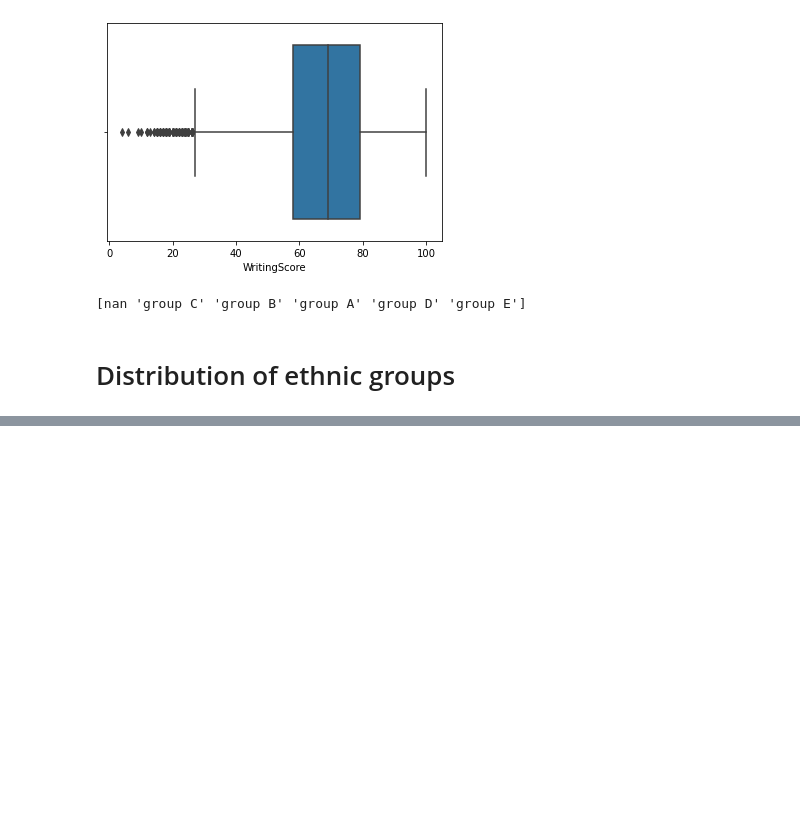
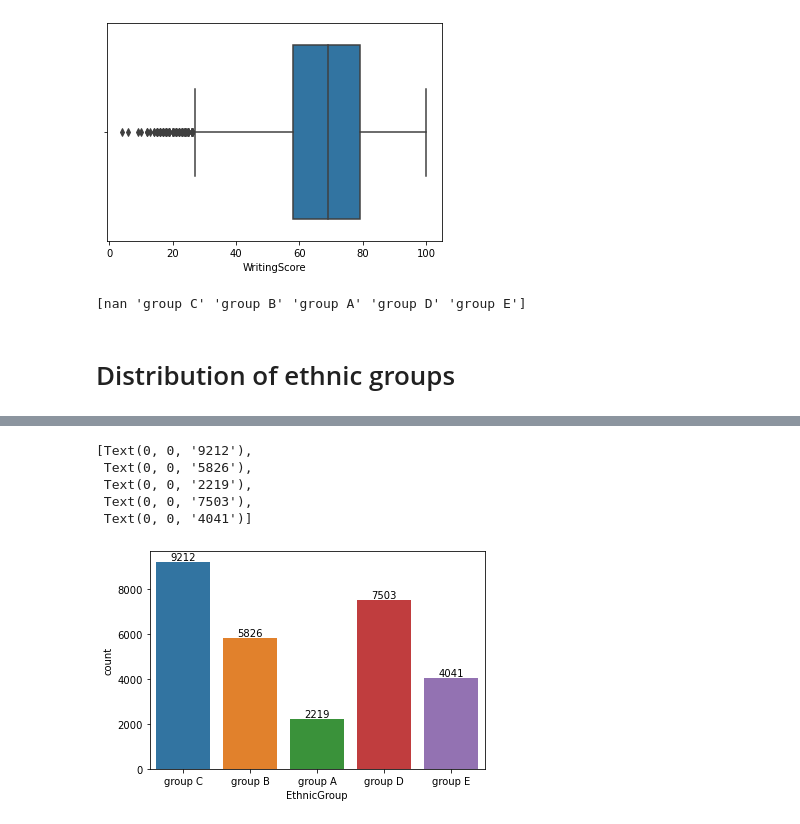
Before and after one commit to rajaram2003/Student-Result-Analysis, a Jupyter notebook: python_code.ipynb, the cells around one changed output, grey strips where cells are left out. Saved outputs shown, nothing was run; the diff lists cells and outputs as text; code cells hidden in the pictures; blank space fills up the shorter version.

```diff
--- a/python_code.ipynb
+++ b/python_code.ipynb
@@ -208,0 +210,10 @@ plt.show()
+# %%
+ax = sns.countplot(data= df, x = 'EthnicGroup')
+ax.bar_label(ax.containers[0])
+# %% [output]
+[Text(0, 0, '9212'),
+ Text(0, 0, '5826'),
+ Text(0, 0, '2219'),
+ Text(0, 0, '7503'),
+ Text(0, 0, '4041')]
+[figure, added]
```
Also changed, not shown: parts of 1 cell of this notebook.
